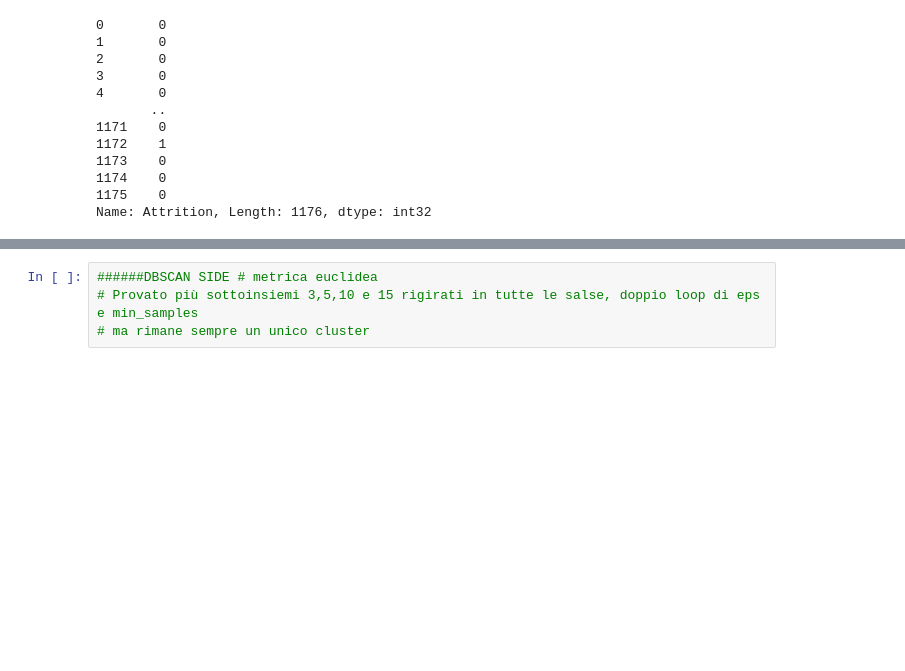
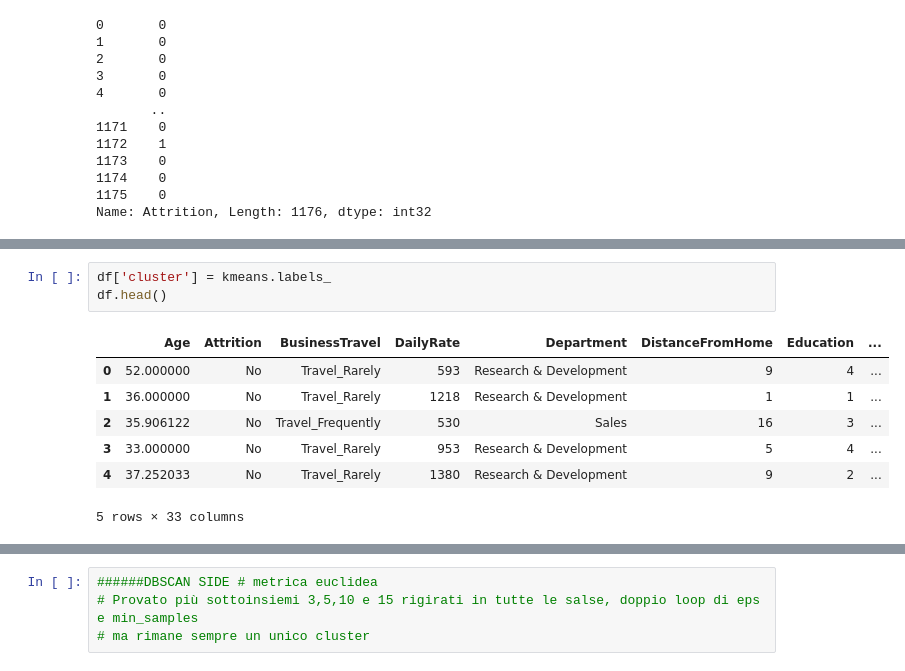
Before and after one commit to samucucchi/DataMining-1, a Jupyter notebook: DataClustering-attrition.ipynb, the cells around one changed output, grey strips where cells are left out. Saved outputs shown, nothing was run; the diff lists cells and outputs as text; blank space fills up the shorter version.

```diff
--- a/DataClustering-attrition.ipynb
+++ b/DataClustering-attrition.ipynb
@@ -67,0 +116,11 @@ plt.show()
+# %%
+df['cluster'] = kmeans.labels_
+df.head()
+# %% [output]
+|  | Age | Attrition | BusinessTravel | DailyRate | Department | DistanceFromHome | Education | ... |
+| 0 | 52.000000 | No | Travel_Rarely | 593 | Research & Development | 9 | 4 | ... |
+| 1 | 36.000000 | No | Travel_Rarely | 1218 | Research & Development | 1 | 1 | ... |
+| 2 | 35.906122 | No | Travel_Frequently | 530 | Sales | 16 | 3 | ... |
+| 3 | 33.000000 | No | Travel_Rarely | 953 | Research & Development | 5 | 4 | ... |
+| 4 | 37.252033 | No | Travel_Rarely | 1380 | Research & Development | 9 | 2 | ... |
+5 rows × 33 columns
```
Also changed, not shown: parts of 9 cells of this notebook.
